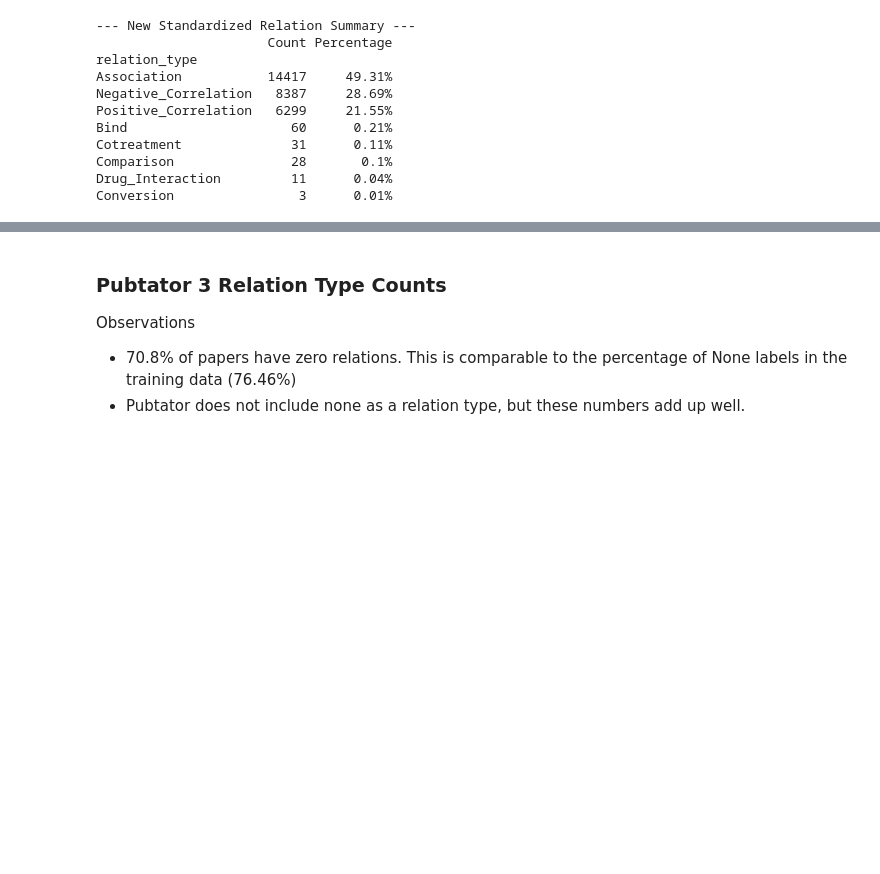
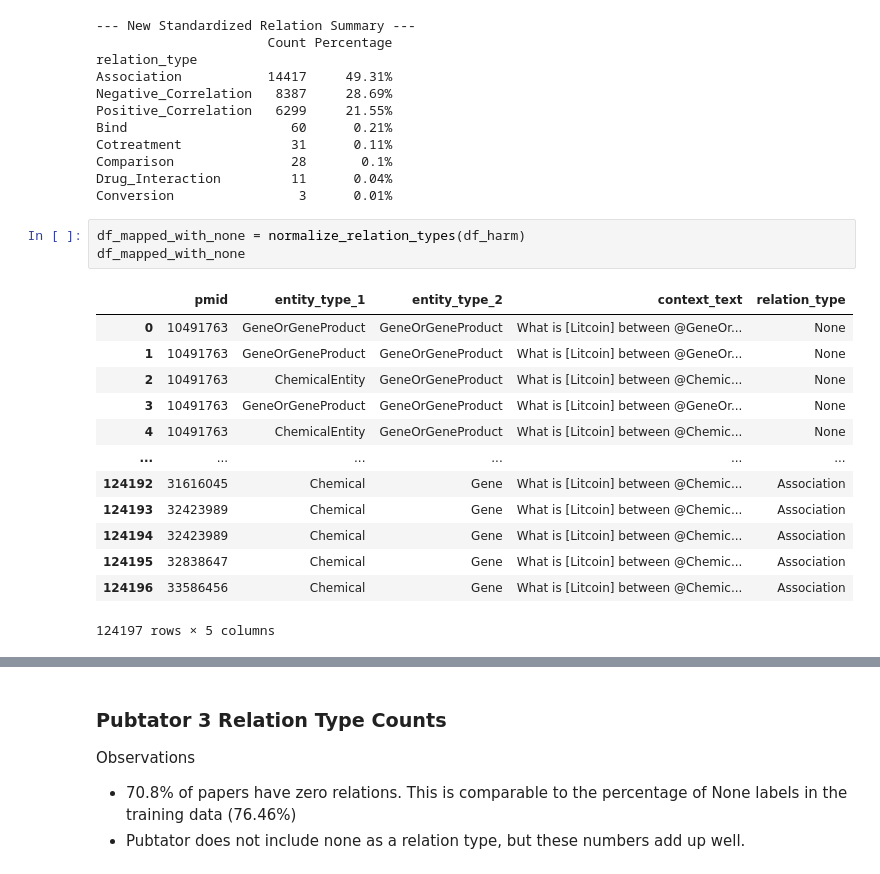
Before and after one commit to jess-xia/kg-construction, a Jupyter notebook: src/01_pubtator_metrics.ipynb, the cells around one changed output, grey strips where cells are left out. Drawn from its saved outputs; the diff is of its cells as text; blank space fills up the shorter version.

Commit message:
Analyzed distribution of BioRED relation types

```diff
--- a/src/01_pubtator_metrics.ipynb
+++ b/src/01_pubtator_metrics.ipynb
@@ -190,3 +190,20 @@ Cotreatment              31      0.11%
 Comparison               28       0.1%
 Drug_Interaction         11      0.04%
 Conversion                3      0.01%
+# %%
+df_mapped_with_none = normalize_relation_types(df_harm)
+df_mapped_with_none
+# %% [output]
+|  | pmid | entity_type_1 | entity_type_2 | context_text | relation_type |
+| 0 | 10491763 | GeneOrGeneProduct | GeneOrGeneProduct | What is [Litcoin] between @GeneOr... | None |
+| 1 | 10491763 | GeneOrGeneProduct | GeneOrGeneProduct | What is [Litcoin] between @GeneOr... | None |
+| 2 | 10491763 | ChemicalEntity | GeneOrGeneProduct | What is [Litcoin] between @Chemic... | None |
+| 3 | 10491763 | GeneOrGeneProduct | GeneOrGeneProduct | What is [Litcoin] between @GeneOr... | None |
+| 4 | 10491763 | ChemicalEntity | GeneOrGeneProduct | What is [Litcoin] between @Chemic... | None |
+| ... | ... | ... | ... | ... | ... |
+| 124192 | 31616045 | Chemical | Gene | What is [Litcoin] between @Chemic... | Association |
+| 124193 | 32423989 | Chemical | Gene | What is [Litcoin] between @Chemic... | Association |
+| 124194 | 32423989 | Chemical | Gene | What is [Litcoin] between @Chemic... | Association |
+| 124195 | 32838647 | Chemical | Gene | What is [Litcoin] between @Chemic... | Association |
+| 124196 | 33586456 | Chemical | Gene | What is [Litcoin] between @Chemic... | Association |
+124197 rows × 5 columns
```
Also changed, not shown: parts of 4 cells of this notebook, 1 other file.
